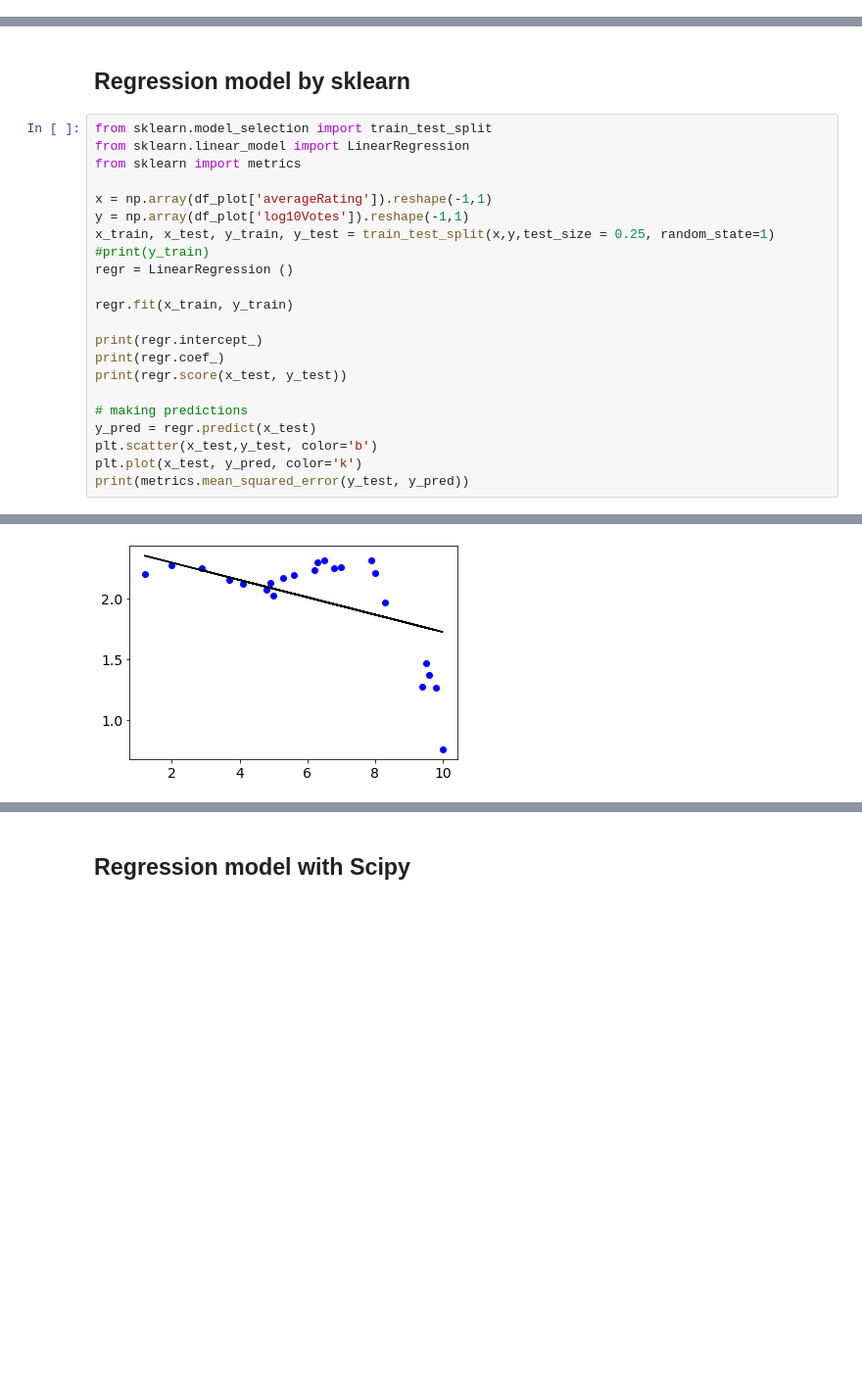
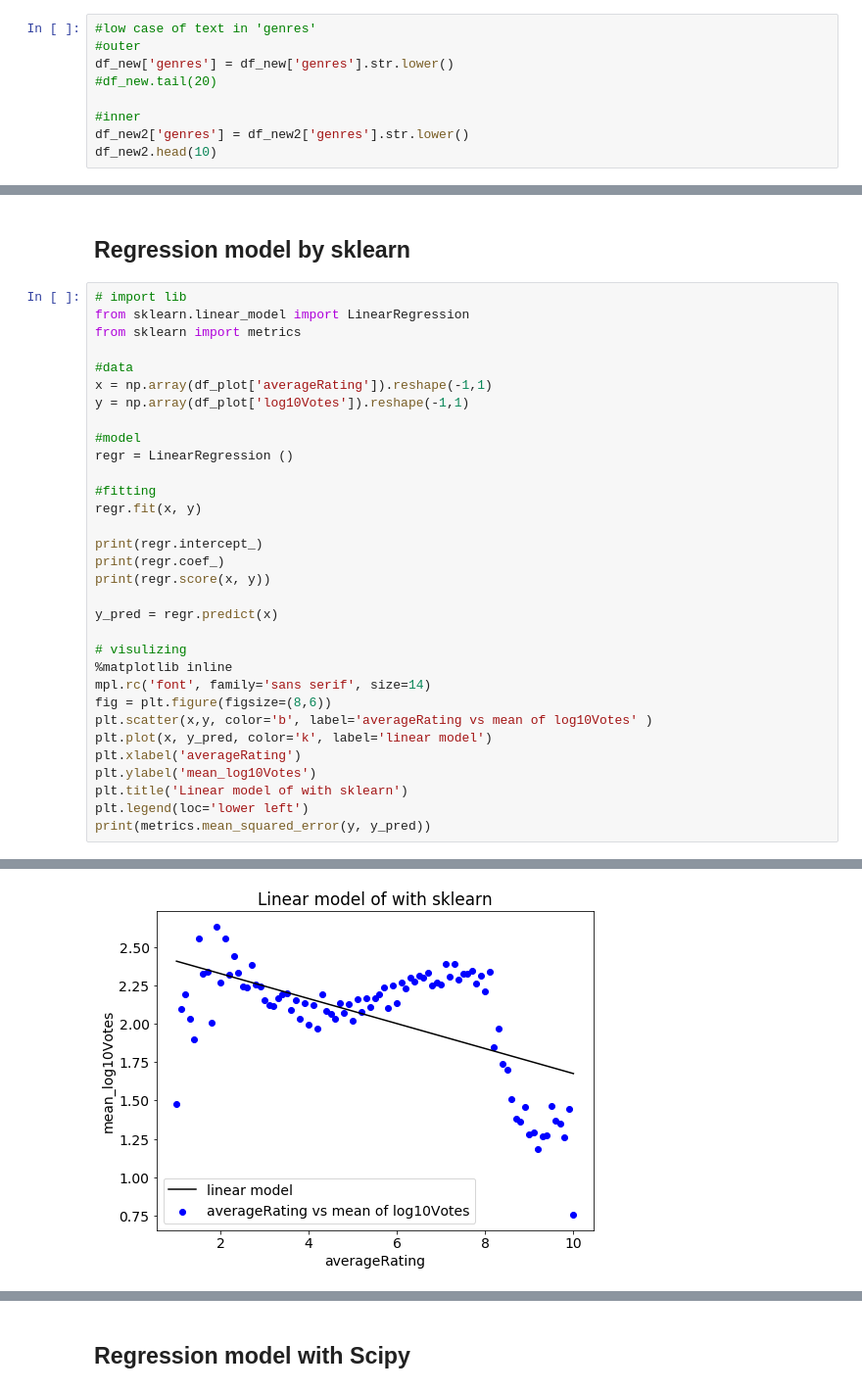
Before and after one commit to MarcelinaKinyumu/DSI, a Jupyter notebook: pre_DSI_Assignment1.ipynb, the cells around one changed output, grey strips where cells are left out. Shown at 98% size. Cells and saved outputs as stored; diff of their text form; blank space fills up the shorter version.

```diff
--- a/pre_DSI_Assignment1.ipynb
+++ b/pre_DSI_Assignment1.ipynb
@@ -622,0 +360,9 @@ plt.legend(loc='best')
+# %%
+#low case of text in 'genres'
+#outer
+df_new['genres'] = df_new['genres'].str.lower()
+#df_new.tail(20)
+
+#inner
+df_new2['genres'] = df_new2['genres'].str.lower()
+df_new2.head(10)
@@ -623,25 +441,35 @@ plt.legend(loc='best')
 # %% [markdown]
 ## Regression model by sklearn
 # %%
-from sklearn.model_selection import train_test_split
+# import lib
 from sklearn.linear_model import LinearRegression
 from sklearn import metrics
 
+#data
 x = np.array(df_plot['averageRating']).reshape(-1,1)
 y = np.array(df_plot['log10Votes']).reshape(-1,1)
-x_train, x_test, y_train, y_test = train_test_split(x,y,test_size = 0.25, random_state=1)
-#print(y_train)
+
+#model
 regr = LinearRegression ()
 
-regr.fit(x_train, y_train)
+#fitting
+regr.fit(x, y)
 
 print(regr.intercept_)
 print(regr.coef_)
-print(regr.score(x_test, y_test))
+print(regr.score(x, y))
 
-# making predictions
-y_pred = regr.predict(x_test)
-plt.scatter(x_test,y_test, color='b')
-plt.plot(x_test, y_pred, color='k')
-print(metrics.mean_squared_error(y_test, y_pred))
+y_pred = regr.predict(x)
+
+# visulizing
+%matplotlib inline
+mpl.rc('font', family='sans serif', size=14)
+fig = plt.figure(figsize=(8,6))
+plt.scatter(x,y, color='b', label='averageRating vs mean of log10Votes' )
+plt.plot(x, y_pred, color='k', label='linear model')
+plt.xlabel('averageRating')
+plt.ylabel('mean_log10Votes')
+plt.title('Linear model of with sklearn')
+plt.legend(loc='lower left')
+print(metrics.mean_squared_error(y, y_pred))
 # %% [output]
@@ -652 +480 @@ print(metrics.mean_squared_error(y_test, y_pred))
-[figure, old version]
+[figure, new version]
```
Also changed, not shown: parts of 61 cells of this notebook.
